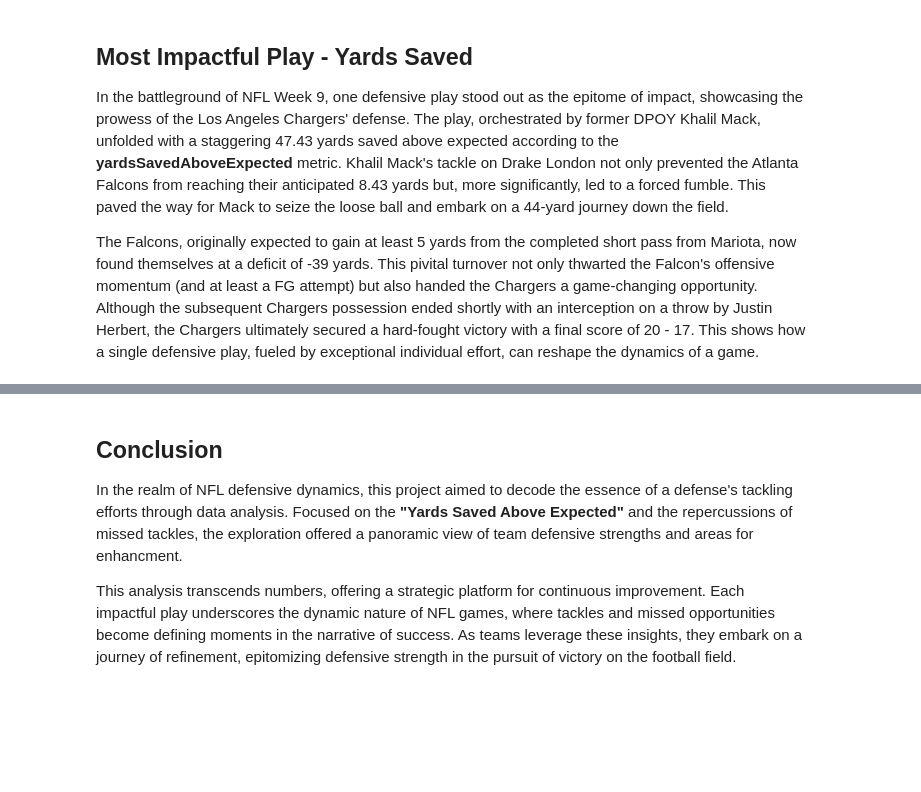
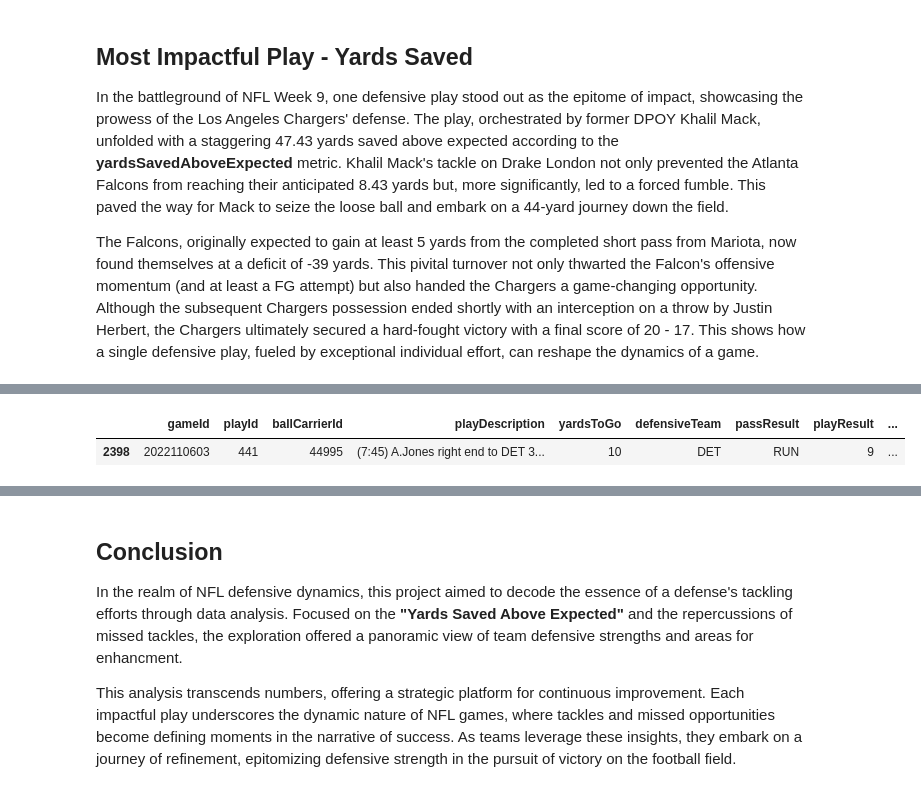
Before and after one commit to jennmohr/nfl-big-data-bowl-24, a Jupyter notebook: evaluation-of-team-tackle-yards-saved-using-ml.ipynb, the cells around one changed output, grey strips where cells are left out. Cells and saved outputs as stored; diff of their text form; code cells hidden in the pictures; blank space fills up the shorter version.

Commit message:
Kaggle Notebook | Evaluation of Team Tackle Yards Saved Using ML | v8

```diff
--- a/evaluation-of-team-tackle-yards-saved-using-ml.ipynb
+++ b/evaluation-of-team-tackle-yards-saved-using-ml.ipynb
@@ -374,7 +374,7 @@ colors = {
     'DAL':["#003594","#041E42","#869397"],
     'DEN':["#FB4F14","#002244"],
     'DET':["#0076B6","#B0B7BC","#000000"],
-    'GB' :["#203731","#FFB612"],
+    'GB' :["#FFB612","#203731"],
     'HOU':["#03202F","#A71930"],
     'IND':["#002C5F","#A2AAAD"],
     'JAX':["#101820","#D7A22A","#9F792C"],
@@ -613,7 +613,7 @@ def animate_play(games,tracking_df,play_df,players,gameId,playId):
         sliders_dict["steps"].append(slider_step)
         frames.append(go.Frame(data=data, name=str(frameId)))
 
-    scale=10
+    scale=8
     layout = go.Layout(
         autosize=False,
         width=120*scale,
@@ -623,7 +623,7 @@ def animate_play(games,tracking_df,play_df,players,gameId,playId):
 
         plot_bgcolor='#00B140',
         # Create title and add play description at the bottom of the chart for better visual appeal
-        title=f"GameId: {gameId}, PlayId: {playId}<br>{gameClock} {quarter}Q"+"<br>"*19+f"{playDescription}",
+        title=f"GameId: {gameId}, PlayId: {playId}<br>{gameClock} {quarter}Q",
         updatemenus=updatemenus_dict,
         sliders = [sliders_dict]
     )
@@ -701,0 +700,7 @@ animate_play(games_df,week_9_tracking_df,raw_plays_df,players_df,2022110603,441)
+# %%
+display_impactful_df = week_9_tackles_df[week_9_tackles_df['playId'] ==441].head(1)
+display(display_impactful_df[['gameId', 'playId', 'ballCarrierId', 'playDescription', 'yardsToGo', 'defensiveTeam', 'passResult', 'playResult', 'distanceFromClosestDefender', 'expectedYards', 'yardsSavedAboveExpected']])
+animate_play(games_df,week_9_tracking_df,raw_plays_df,players_df,2022110603,441).show()
+# %% [output]
+|  | gameId | playId | ballCarrierId | playDescription | yardsToGo | defensiveTeam | passResult | playResult | ... |
+| 2398 | 2022110603 | 441 | 44995 | (7:45) A.Jones right end to DET 3... | 10 | DET | RUN | 9 | ... |
```
Also changed, not shown: parts of 6 cells of this notebook.
